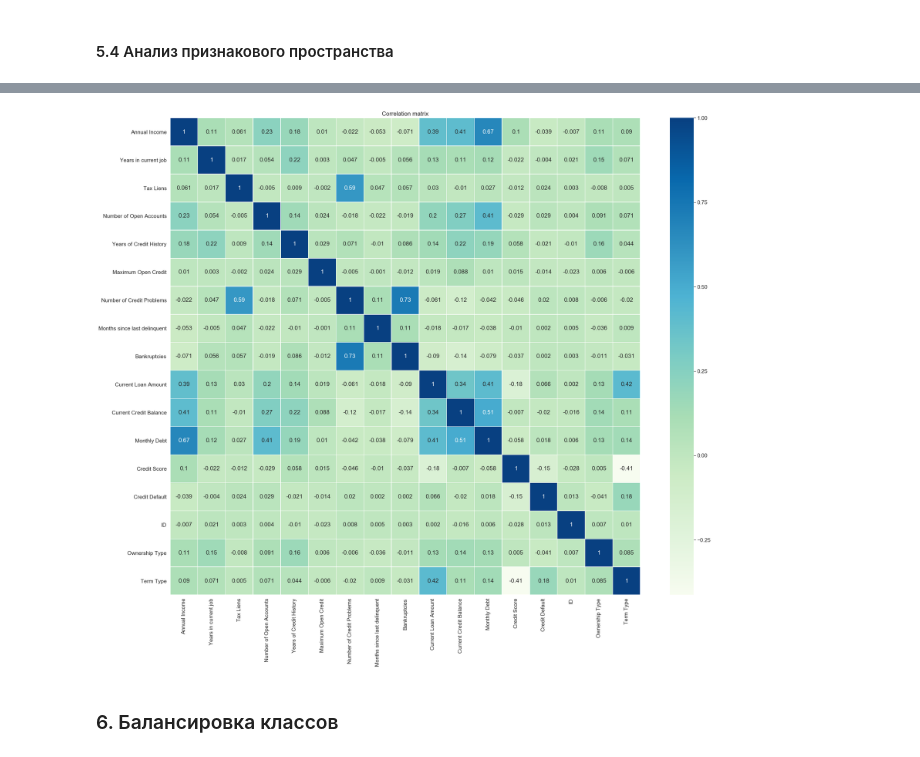
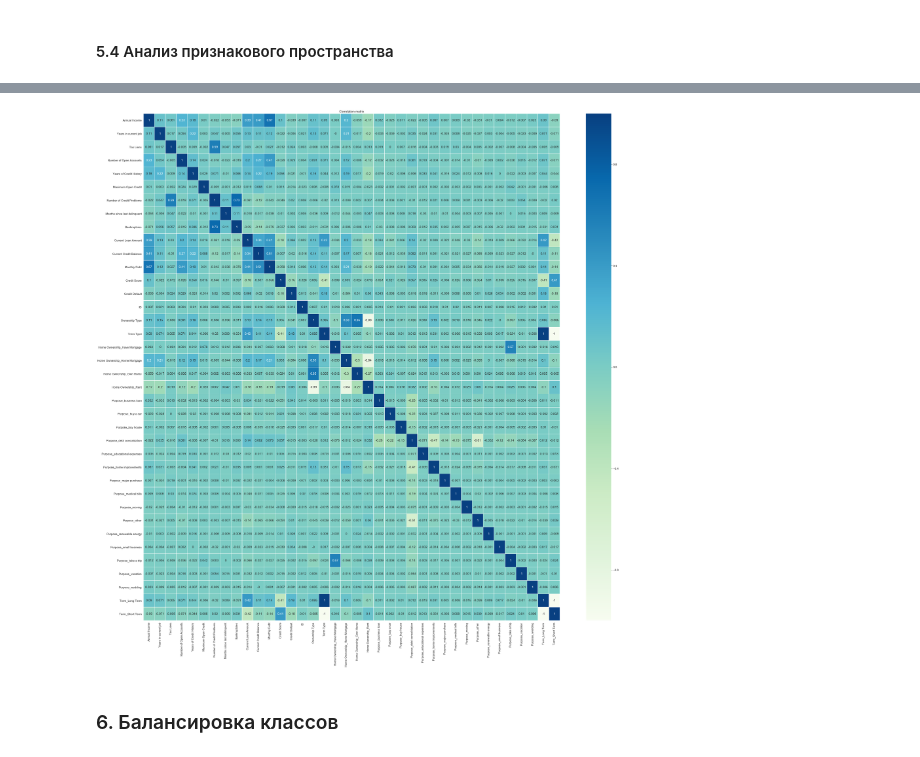
Before and after one commit to dv4silj3v/AI_Course_Q3_C3, a Jupyter notebook: DVasilyev_solution.ipynb, the cells around one changed output, grey strips where cells are left out. Saved outputs shown, nothing was run; the diff lists cells and outputs as text; code cells hidden in the pictures.

```diff
--- a/DVasilyev_solution.ipynb
+++ b/DVasilyev_solution.ipynb
@@ -507,7 +491,7 @@ correlations('Years in current job')
 # %% [markdown]
 #### 3.14 Возьмем нашу функцию но в этотм раз учитывая обратную корреляцию.
 # %%
-def coef_rev(Source, Target, limit):
+def coef_rev(df, Source, Target, limit):
     # Null Temporary Dataframe
     df_ = pd.DataFrame(columns=['coefs'])
     df_ = df_.fillna(0) # with 0s rather than NaNs
@@ -557,7 +541,7 @@ correlations('Current Loan Amount')
 # %% [markdown]
 #### Попробуем восстановить значения используя 'Credit Score'.
 # %%
-cla_cs_coef = float(coef_rev('Current Loan Amount', 'Credit Score', 2000000))
+cla_cs_coef = float(coef_rev(df, 'Current Loan Amount', 'Credit Score', 2000000))
 cla_cs_coef
 # %% [output]
 222650040.97918552
@@ -584,7 +568,7 @@ correlations('Years in current job')
 # %%
 df['Years in current job'] = df['Years in current job'].astype(float)
 # %%
-ycj_cs_coef = float(coef_rev('Years in current job', 'Credit Score', 12))
+ycj_cs_coef = float(coef_rev(df, 'Years in current job', 'Credit Score', 12))
 
 ycj_cs_coef
 # %% [output]
@@ -725,0 +718,2 @@ array(['debt consolidation', 'other', 'home improvements', 'take a trip',
+# %%
+df = pd.get_dummies(df)
@@ -850,13 +855,13 @@ df.head()
 # %%
-plt.figure(figsize = (30,25))
+plt.figure(figsize = (50,50))
 
 sns.set(font_scale=1.4)
 sns.heatmap(df.corr().round(3), annot=True, linewidths=.5, cmap='GnBu')
 
 plt.title('Correlation matrix')
 plt.show()
 # %% [output]
-[figure, old version]
+[figure, new version]
 # %% [markdown]
 ### 6. Балансировка классов
 # %%
```
Also changed, not shown: parts of 69 cells of this notebook, 1 other file.
